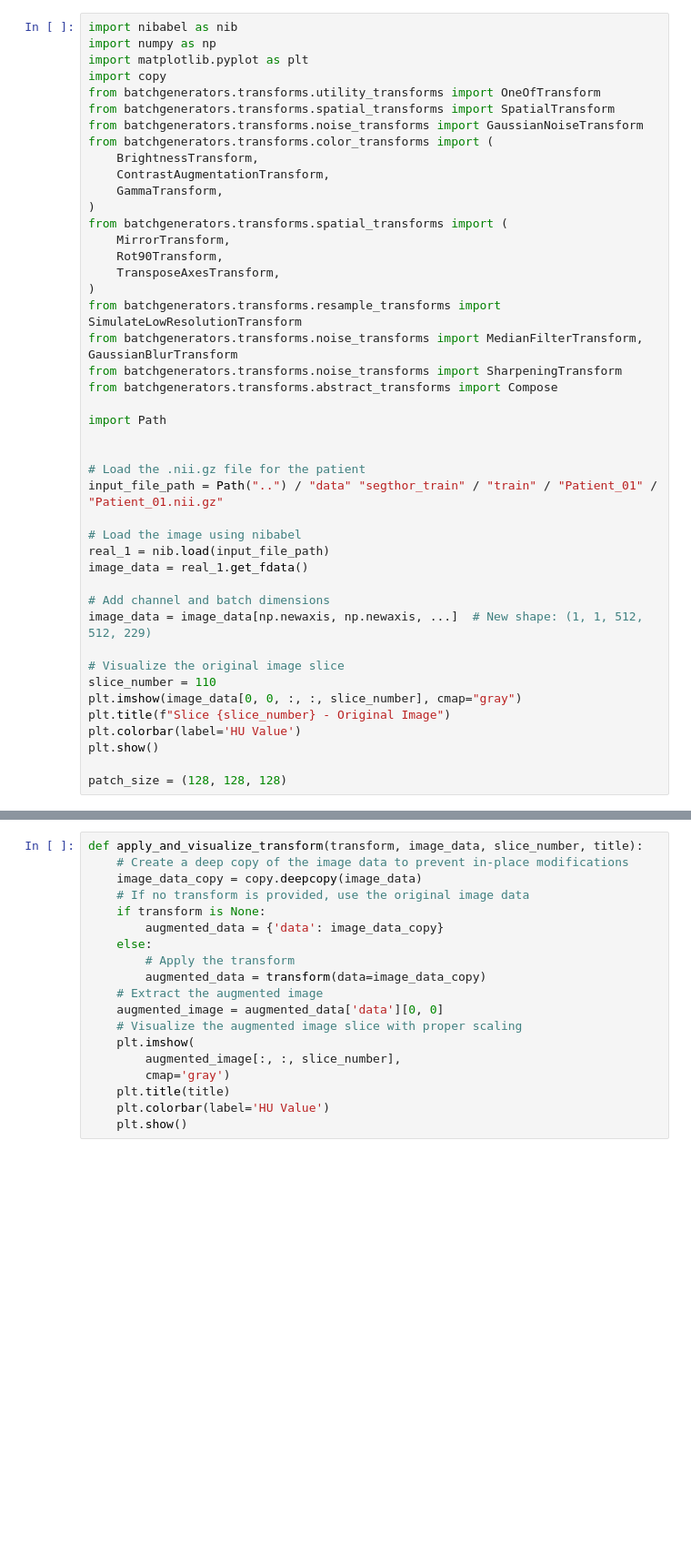
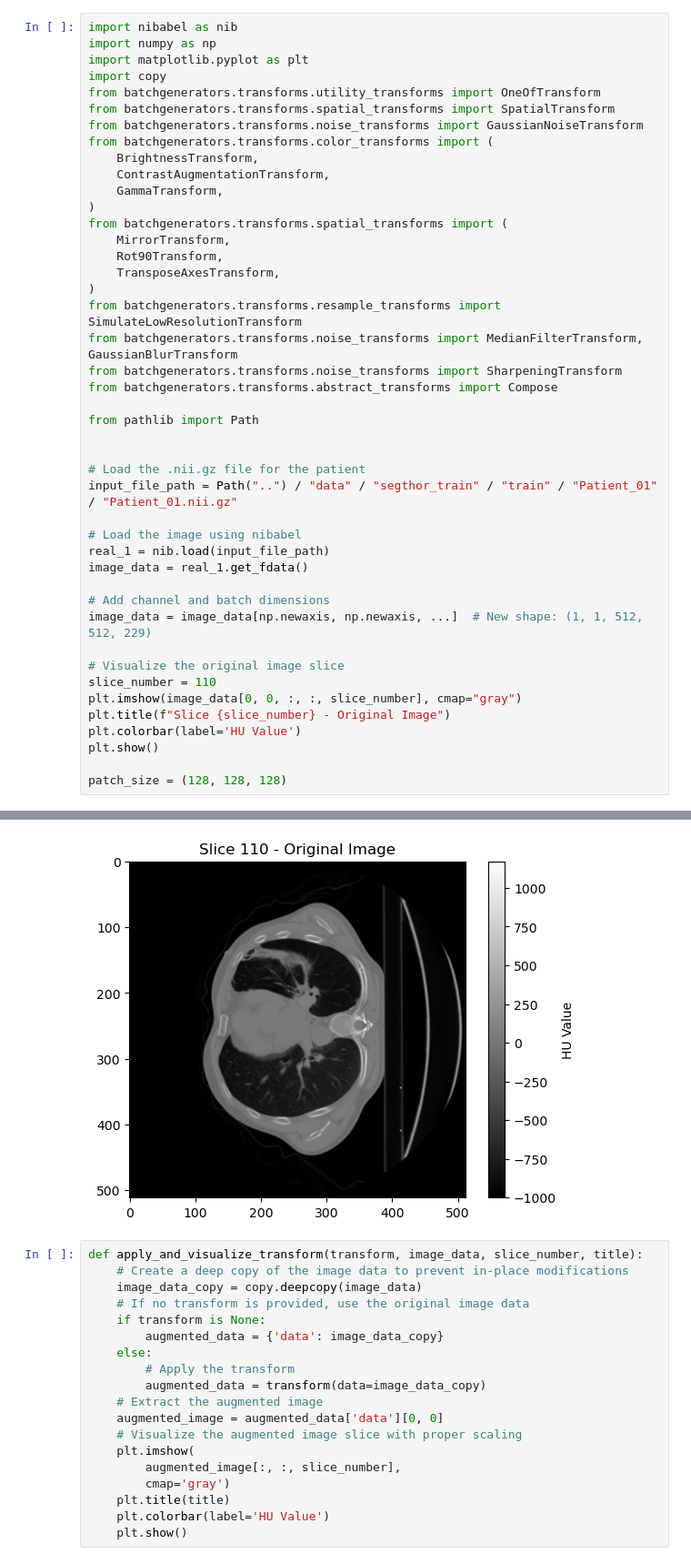
Before and after one commit to JoostvOphem/ai4mi_project, a Jupyter notebook: notebooks/data_augmentation_all.ipynb, the cells around one changed output, grey strips where cells are left out. Shown at 91% size. Cells and saved outputs as stored; diff of their text form; blank space fills up the shorter version.

```diff
--- a/notebooks/data_augmentation_all.ipynb
+++ b/notebooks/data_augmentation_all.ipynb
@@ -21,11 +21,11 @@ from batchgenerators.transforms.noise_transforms import MedianFilterTransform, G
 from batchgenerators.transforms.noise_transforms import SharpeningTransform
 from batchgenerators.transforms.abstract_transforms import Compose
 
-import Path
+from pathlib import Path
 
 
 # Load the .nii.gz file for the patient
-input_file_path = Path("..") / "data" "segthor_train" / "train" / "Patient_01" / "Patient_01.nii.gz"
+input_file_path = Path("..") / "data" / "segthor_train" / "train" / "Patient_01" / "Patient_01.nii.gz"
 
 # Load the image using nibabel
 real_1 = nib.load(input_file_path)
@@ -47,3 +46,4 @@ Error:
+[figure, added]
 # %%
 def apply_and_visualize_transform(transform, image_data, slice_number, title):
     # Create a deep copy of the image data to prevent in-place modifications
```
Also changed, not shown: parts of 7 cells of this notebook.
